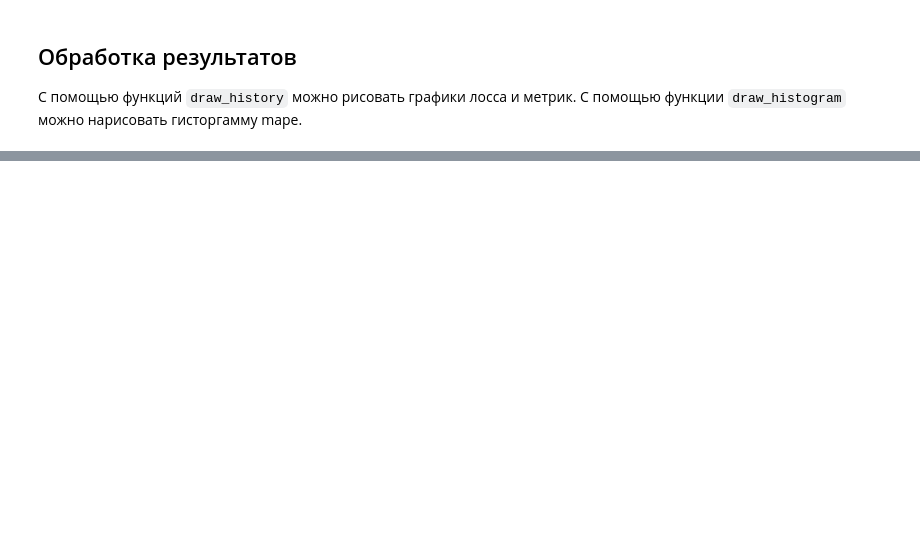
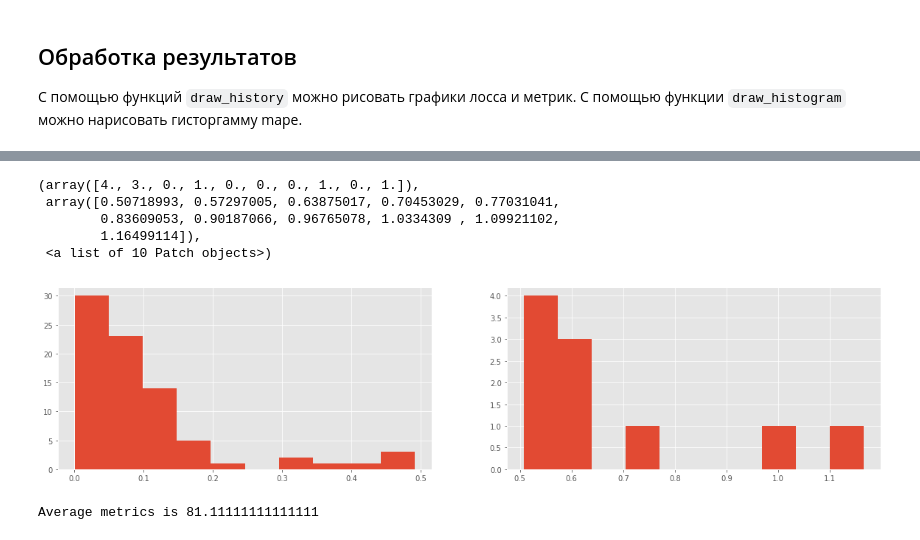
Before and after one commit to analysiscenter/radial, a Jupyter notebook: research/research_cv.ipynb, the cells around one changed output, grey strips where cells are left out. Cells and saved outputs as stored; diff of their text form; code cells hidden in the pictures; blank space fills up the shorter version.

```diff
--- a/research/research_cv.ipynb
+++ b/research/research_cv.ipynb
@@ -228,0 +303,3 @@ draw_hisogram([res], name='test_ape', type_var='metrics', cross_val=cross_val)
+# %%
+test_index = FilesIndex(path='npz_data/npz_with_predictions/*.npz', no_ext=True)
+test_set = Dataset(test_index, batch_class=RadialImagesBatch)
@@ -228,0 +310,19 @@ draw_hisogram([res], name='test_ape', type_var='metrics', cross_val=cross_val)
+# %%
+predict_pipeline = (load_ppl +
+                 Pipeline()
+                  .init_variable('loss', init_on_each_run=0)
+                  .init_variable('loss_history', init_on_each_run=list)
+                  .init_variable('targets', init_on_each_run=list)
+                  .init_variable('predictions', init_on_each_run=list)
+                  .init_model('dynamic', TFModel, 'model',
+                        config={'load': {'path': 'saved_models/best_model/'}, 'build': False})
+                  .predict_model('model', fetches='predictions',
+                               feed_dict={'images': B('images'),
+                                          'labels': B('target')},
+                               save_to=B('predictions'), mode='w')
+                  .update_variable('loss_history', V('loss'), mode='a')
+                  .denormalize(src='predictions', dst='denorm_predictions',
+                               src_range='derivative_range')
+                  .update_variable('targets', B('log_target'), mode='e')
+                  .update_variable('predictions', B('denorm_predictions'), mode='e')
+                ).run(B_SIZE, n_epochs=1, drop_last=True, lazy=True)
@@ -228,0 +335,20 @@ draw_hisogram([res], name='test_ape', type_var='metrics', cross_val=cross_val)
+# %%
+metrics = np.abs(btch.denorm_predictions.reshape(-1) - btch.log_target.reshape(-1)) / btch.log_target.reshape(-1)
+metrics = metrics.astype(np.float32)
+# %%
+plt.figure(1, figsize=(20, 10))
+plt.subplot(221)
+plt.hist(np.sort(metrics)[:-10])
+plt.subplot(222)
+plt.hist(np.sort(metrics)[-10:])
+# %% [output]
+(array([4., 3., 0., 1., 0., 0., 0., 1., 0., 1.]),
+ array([0.50718993, 0.57297005, 0.63875017, 0.70453029, 0.77031041,
+        0.83609053, 0.90187066, 0.96765078, 1.0334309 , 1.09921102,
+        1.16499114]),
+ <a list of 10 Patch objects>)
+[figure, added]
+# %%
+print('Average metrics is', np.mean(metrics < 0.3) * 100)
+# %% [output]
+Average metrics is 81.11111111111111
```
Also changed, not shown: parts of 16 cells of this notebook.
